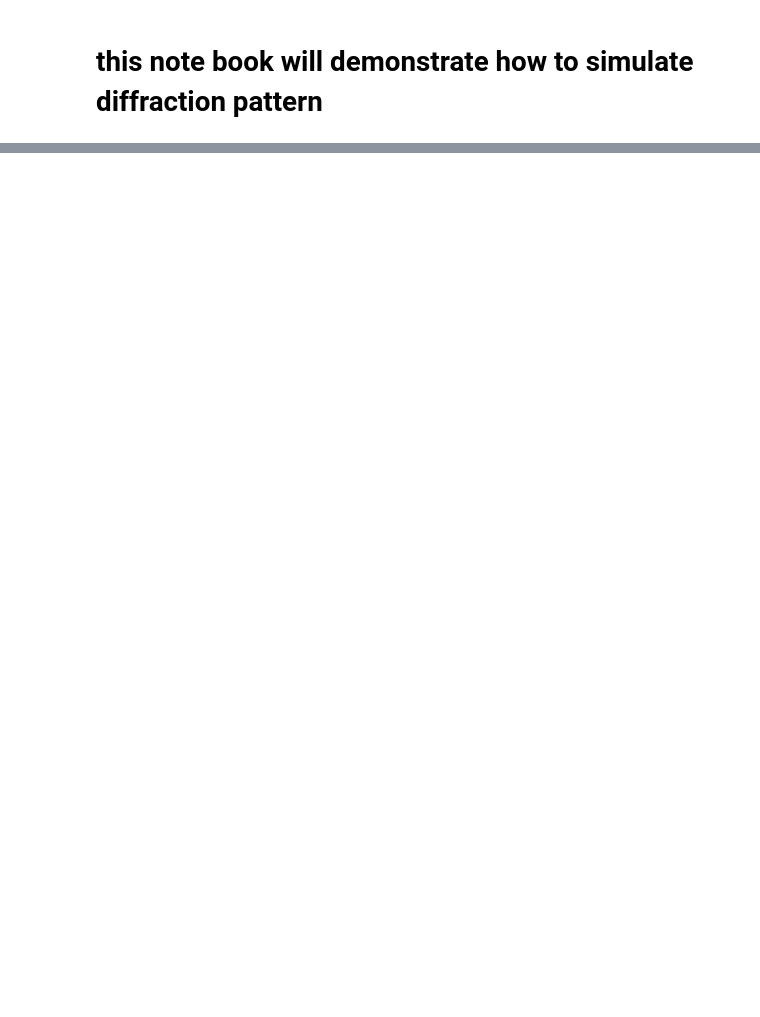
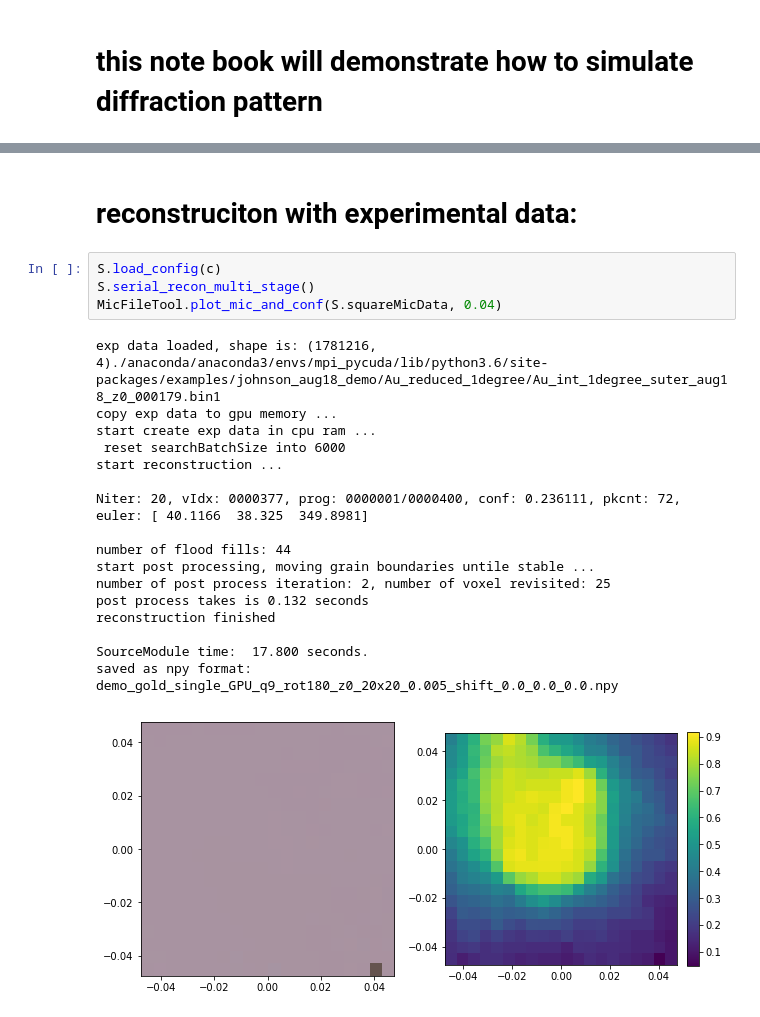
Before and after one commit to HeLiuCMU/HEXOMAP, a Jupyter notebook: demo_notebooks/demo_simulation.ipynb, the cells around one changed output, grey strips where cells are left out. Saved outputs shown, nothing was run; the diff lists cells and outputs as text; blank space fills up the shorter version.

```diff
--- a/demo_notebooks/demo_simulation.ipynb
+++ b/demo_notebooks/demo_simulation.ipynb
@@ -132,0 +113,24 @@ plt.show()
+# %% [markdown]
+# reconstruciton with experimental data:
+# %%
+S.load_config(c)
+S.serial_recon_multi_stage()
+MicFileTool.plot_mic_and_conf(S.squareMicData, 0.04)
+# %% [output]
+exp data loaded, shape is: (1781216, 4)./anaconda/anaconda3/envs/mpi_pycuda/lib/python3.6/site-packages/examples/johnson_aug18_demo/Au_reduced_1degree/Au_int_1degree_suter_aug18_z0_000179.bin1
+copy exp data to gpu memory ...
+start create exp data in cpu ram ...
+ reset searchBatchSize into 6000
+start reconstruction ...
+
+Niter: 20, vIdx: 0000377, prog: 0000001/0000400, conf: 0.236111, pkcnt: 72, euler: [ 40.1166  38.325  349.8981]
+
+number of flood fills: 44
+start post processing, moving grain boundaries untile stable ...
+number of post process iteration: 2, number of voxel revisited: 25
+post process takes is 0.132 seconds
+reconstruction finished
+
+SourceModule time:  17.800 seconds.
+saved as npy format: demo_gold_single_GPU_q9_rot180_z0_20x20_0.005_shift_0.0_0.0_0.0.npy
+[figure, added]
```
Also changed, not shown: parts of 12 cells of this notebook.
